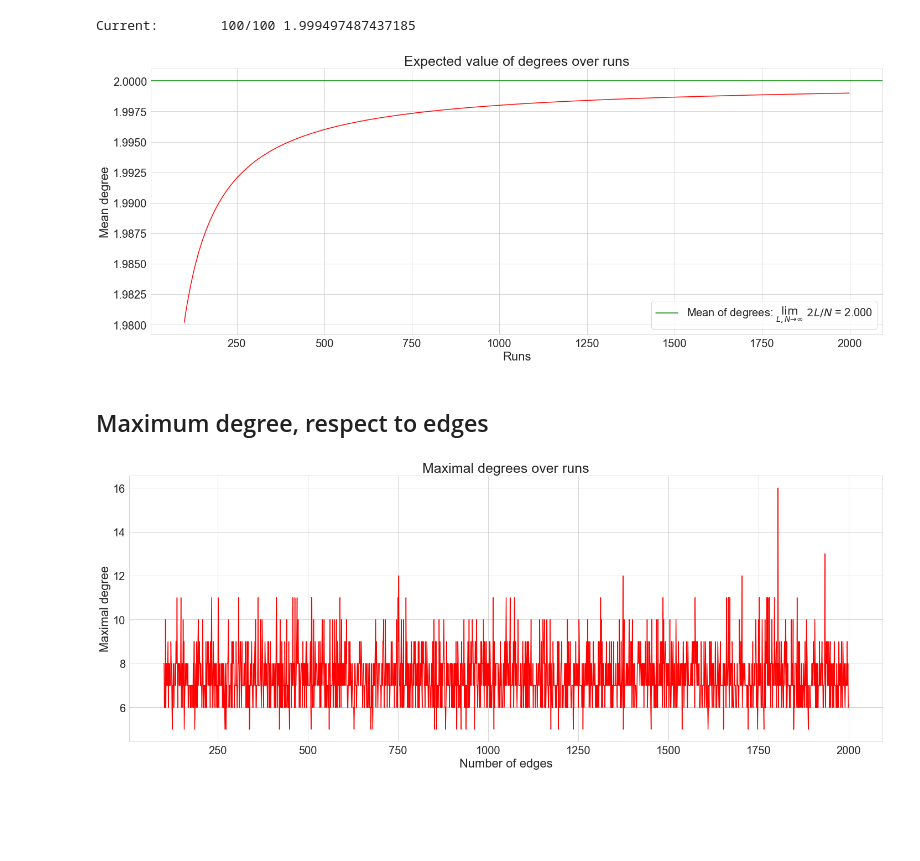
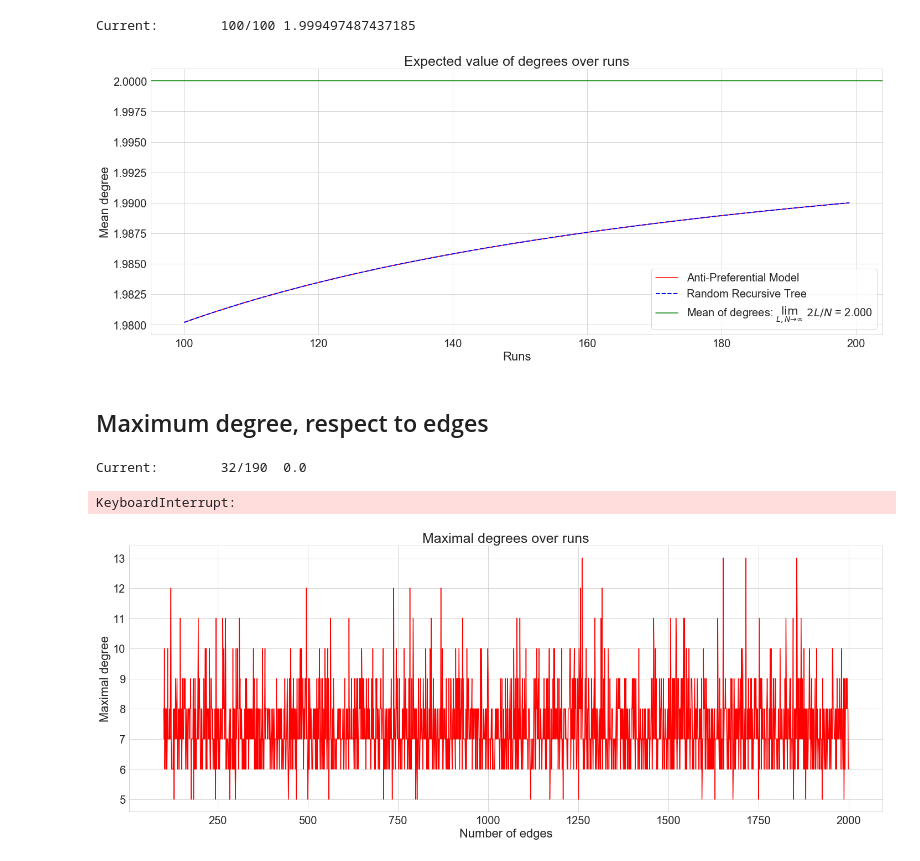
Before and after one commit to masterdesky/ELTE-stochastic-processes-2019, a Jupyter notebook: Lecture 9/Homework 8-9/Stochastic processes - 8-9..ipynb, the cells around one changed output. Drawn from its saved outputs; the diff is of its cells as text; code cells hidden in the pictures; blank space fills up the shorter version.

```diff
--- a/Lecture 9/Homework 8-9/Stochastic processes - 8-9..ipynb
+++ b/Lecture 9/Homework 8-9/Stochastic processes - 8-9..ipynb
@@ -386,7 +442,10 @@ axisticksize = 20
 legendsize = 20
 
 axes.plot([k for k in range(mean_runs_apm_min, mean_runs_apm_max)],
-             degree_means_apm, color='red')
+             degree_means_apm, color='red', label='Anti-Preferential Model')
+
+axes.plot([k for k in range(mean_runs_apm_min, mean_runs_apm_max)],
+             degree_means_rrt[0:mean_runs_apm], color='blue', lw=2, linestyle='--', label='Random Recursive Tree')
 
 axes.axhline(y=2*1e10/(1e10+1),
                 label='Mean of degrees: $\lim_{L,N \\to \infty}\ 2L/N$ = %.3f' % (2*1e20/(1e20+1)),
@@ -410,6 +469,6 @@ plt.savefig(image_path +
             bbox_inches='tight')
 plt.show()
 # %% [output]
-[figure, old version]
+[figure, new version]
 # %% [markdown]
 ## Maximum degree, respect to edges
@@ -426,29 +475,52 @@ for i in range(0, degree_runs_apm_max - degree_runs_apm_min):
+# %%
+degree_runs_apm_min = 100
+degree_runs_apm_max = 2000
+
+steps_max_apm = 10
+
+sampling_max_apm = [k for k in range(degree_runs_apm_min, degree_runs_apm_max)][::steps_max_apm]
+length_max_apm = len(sampling_max_apm)
+
+max_degree_apm = np.zeros((length_max_apm))
+
+j = 0
+for i in sampling_max_apm:
+    _, count_apm_current, _ = anti_pref_graph(i)
+    max_degree[j] = np.max(count_apm_current)
+
+    sys.stdout.write('\rCurrent:\t{0}/{1}\t{2}'.format(j+1, length_max_apm, max_degree_apm[j]))
+    sys.stdout.flush()
+
+    j += 1
+# %% [output]
+Current:        32/190  0.0
+KeyboardInterrupt:
 # %%
 nrows = 1
 ncols = 1
 fig, axes = plt.subplots(nrows=nrows, ncols=ncols, figsize=(ncols*20,nrows*8))
 
 titlesize = 25
 axislabelsize = 22
 axisticksize = 20
 
 axes.plot([k for k in range(degree_runs_apm_min, degree_runs_apm_max)][::steps],
-             max_degree[::steps], color='red')
+             max_degree_apm[::steps], color='red')
 
 axes.set_title('Maximal degrees over runs', fontsize=titlesize)
 
 axes.set_xlabel('Number of edges', fontsize=axislabelsize)
 axes.set_ylabel('Maximal degree', fontsize=axislabelsize)
 
 axes.tick_params(axis='both', which='major', labelsize=axisticksize)
 
 fig.tight_layout()
 plt.savefig(image_path +
             'apm_maxdegrees.' +
             image_format,
             format=image_format,
             dpi=image_dpi,
             bbox_inches='tight')
 plt.show()
 # %% [output]
-[figure, old version]
+[figure, new version]
```
Also changed, not shown: parts of 11 cells of this notebook, 7 other files.
